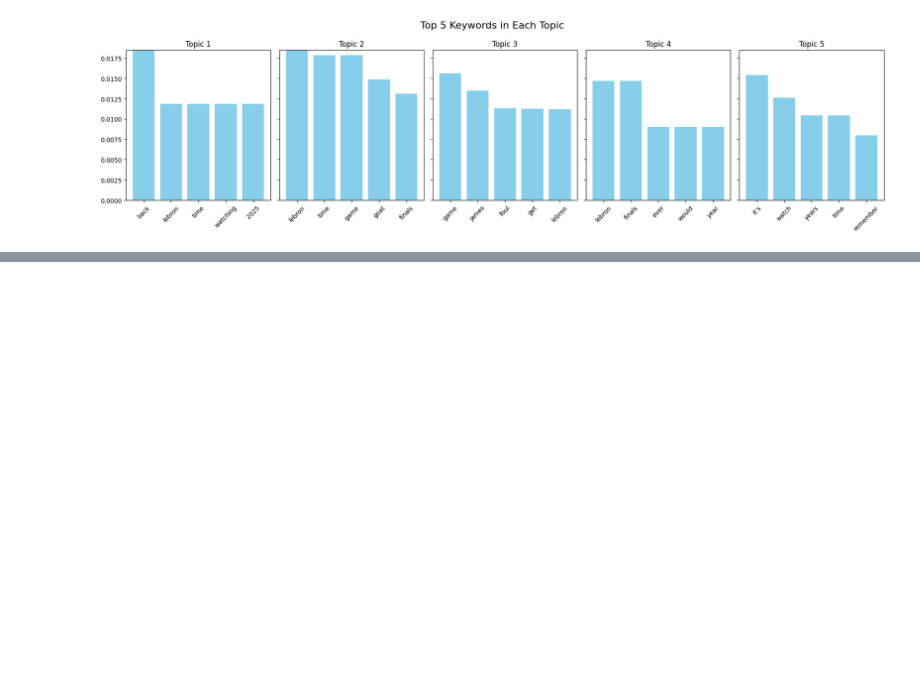
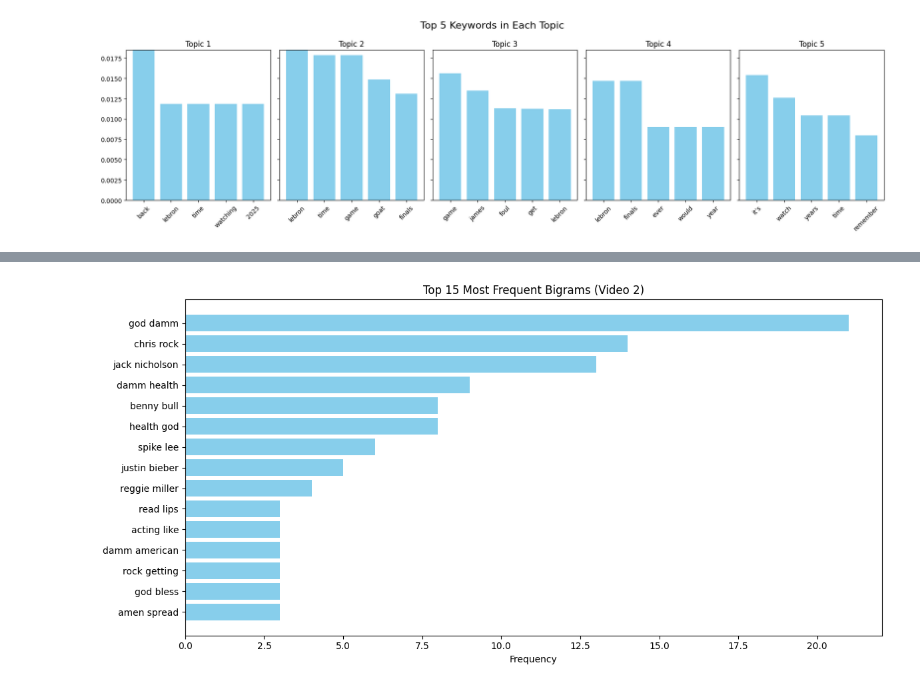
Before and after one commit to Burakgunal4/Web-and-Social-Media-Analysis, a Jupyter notebook: Web and Social Media Analysis CW.ipynb, the cells around one changed output, grey strips where cells are left out. Saved outputs shown, nothing was run; the diff lists cells and outputs as text; code cells hidden in the pictures; blank space fills up the shorter version.

```diff
--- a/Web and Social Media Analysis CW.ipynb
+++ b/Web and Social Media Analysis CW.ipynb
@@ -948,0 +1103,29 @@ plt.show()
+# %%
+from sklearn.feature_extraction.text import CountVectorizer
+import matplotlib.pyplot as plt
+import pandas as pd
+
+# Step 1: Prepare text data
+text_data = df_clean['comment_clean'].tolist()
+
+# Step 2: Create bigrams
+vectorizer = CountVectorizer(ngram_range=(2, 2), stop_words='english')
+X = vectorizer.fit_transform(text_data)
+
+# Step 3: Count bigram frequencies
+bigrams_freq = X.sum(axis=0)
+bigrams = [(word, bigrams_freq[0, idx]) for word, idx in vectorizer.vocabulary_.items()]
+bigrams = sorted(bigrams, key=lambda x: x[1], reverse=True)[:15]
+
+# Step 4: Create DataFrame and plot
+bigram_df = pd.DataFrame(bigrams, columns=['bigram', 'count'])
+
+plt.figure(figsize=(12, 6))
+plt.barh(bigram_df['bigram'], bigram_df['count'], color='skyblue')
+plt.xlabel("Frequency")
+plt.title("Top 15 Most Frequent Bigrams (Video 2)")
+plt.gca().invert_yaxis()
+plt.tight_layout()
+plt.show()
+# %% [output]
+[figure, added]
```
Also changed, not shown: parts of 11 cells of this notebook.
